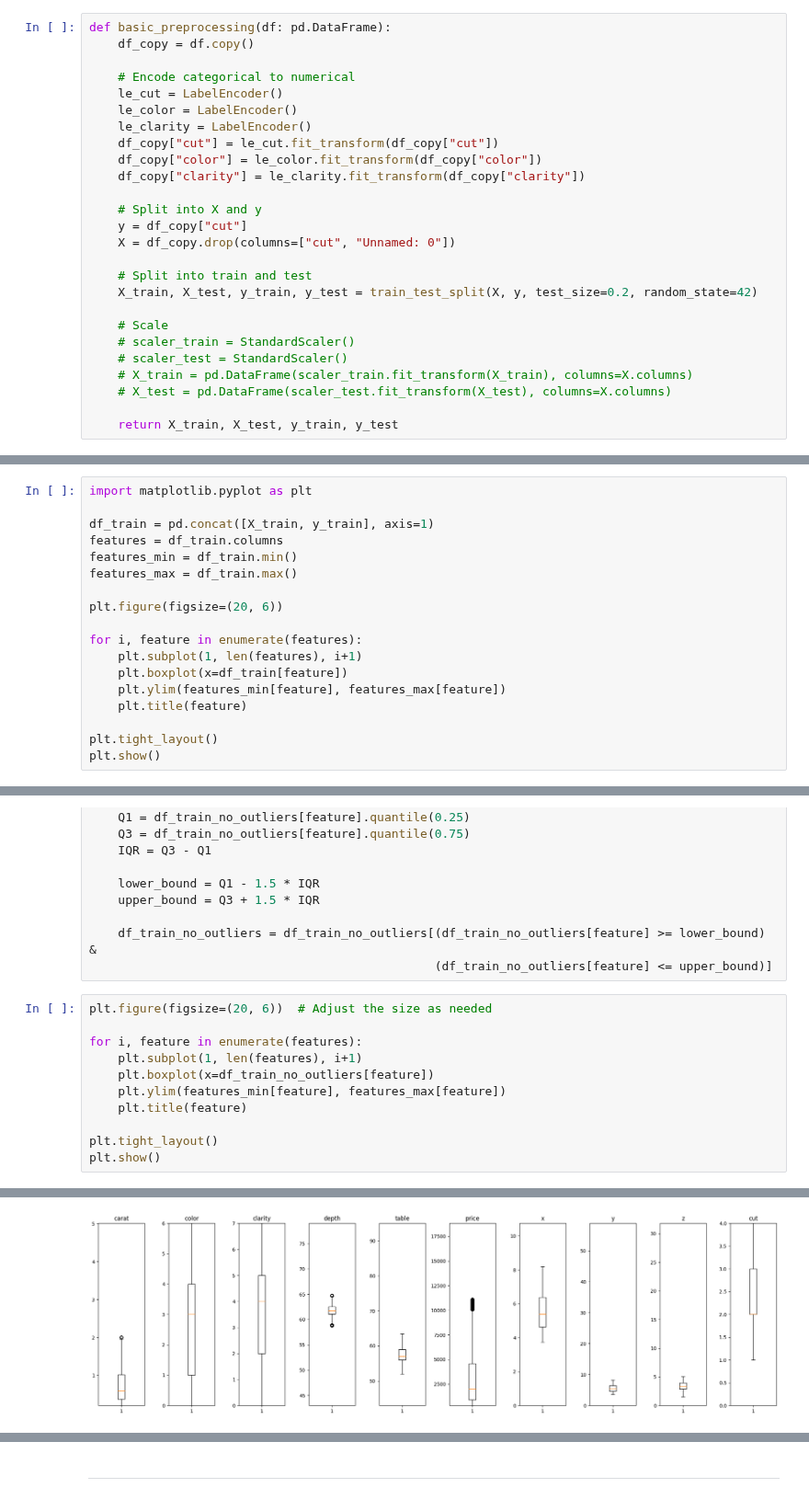
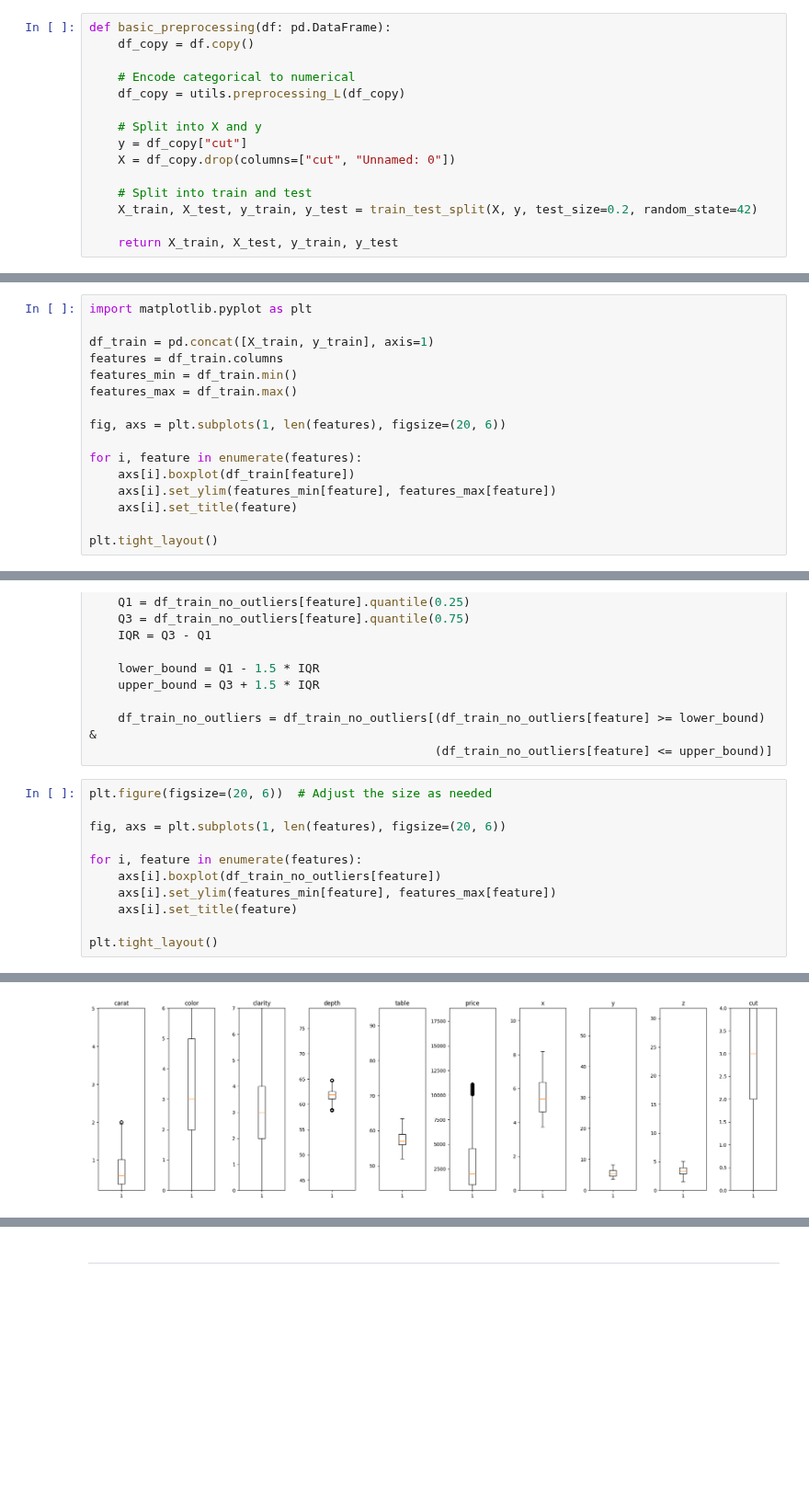
Before and after one commit to Pikurrot/ml-project-uab, a Jupyter notebook: analysis.ipynb, the cells around one changed output, grey strips where cells are left out. Shown at 92% size. Saved outputs shown, nothing was run; the diff lists cells and outputs as text; blank space fills up the shorter version.

```diff
--- a/analysis.ipynb
+++ b/analysis.ipynb
@@ -22,12 +32,7 @@ def basic_preprocessing(df: pd.DataFrame):
 	df_copy = df.copy()
 
 	# Encode categorical to numerical
-	le_cut = LabelEncoder()
-	le_color = LabelEncoder()
-	le_clarity = LabelEncoder()
-	df_copy["cut"] = le_cut.fit_transform(df_copy["cut"])
-	df_copy["color"] = le_color.fit_transform(df_copy["color"])
-	df_copy["clarity"] = le_clarity.fit_transform(df_copy["clarity"])
+	df_copy = utils.preprocessing_L(df_copy)
 
 	# Split into X and y
 	y = df_copy["cut"]
@@ -36,12 +41,6 @@ def basic_preprocessing(df: pd.DataFrame):
 	# Split into train and test
 	X_train, X_test, y_train, y_test = train_test_split(X, y, test_size=0.2, random_state=42)
 
-	# Scale
-	# scaler_train = StandardScaler()
-	# scaler_test = StandardScaler()
-	# X_train = pd.DataFrame(scaler_train.fit_transform(X_train), columns=X.columns)
-	# X_test = pd.DataFrame(scaler_test.fit_transform(X_test), columns=X.columns)
-
 	return X_train, X_test, y_train, y_test
 # %%
 X_train, X_test, y_train, y_test = basic_preprocessing(df)
@@ -59,14 +66,12 @@ features = df_train.columns
 features_min = df_train.min()
 features_max = df_train.max()
 
-plt.figure(figsize=(20, 6))
+fig, axs = plt.subplots(1, len(features), figsize=(20, 6))
 
 for i, feature in enumerate(features):
-	plt.subplot(1, len(features), i+1)
-	plt.boxplot(x=df_train[feature])
-	plt.ylim(features_min[feature], features_max[feature])
-	plt.title(feature)
+    axs[i].boxplot(df_train[feature])
+    axs[i].set_ylim(features_min[feature], features_max[feature])
+    axs[i].set_title(feature)
 
 plt.tight_layout()
-plt.show()
 # %% [output]
@@ -87,12 +92,12 @@ for feature in features:
 # %%
 plt.figure(figsize=(20, 6))  # Adjust the size as needed
 
+fig, axs = plt.subplots(1, len(features), figsize=(20, 6))
+
 for i, feature in enumerate(features):
-    plt.subplot(1, len(features), i+1)
-    plt.boxplot(x=df_train_no_outliers[feature])
-    plt.ylim(features_min[feature], features_max[feature])
-    plt.title(feature)
+    axs[i].boxplot(df_train_no_outliers[feature])
+    axs[i].set_ylim(features_min[feature], features_max[feature])
+    axs[i].set_title(feature)
 
 plt.tight_layout()
-plt.show()
 # %% [output]
@@ -99,4 +105,4 @@ plt.show()
-[figure, old version]
+[figure, new version]
 # %%
 len(df_train) - len(df_train_no_outliers)
 # %% [output]
```
Also changed, not shown: parts of 6 cells of this notebook.
